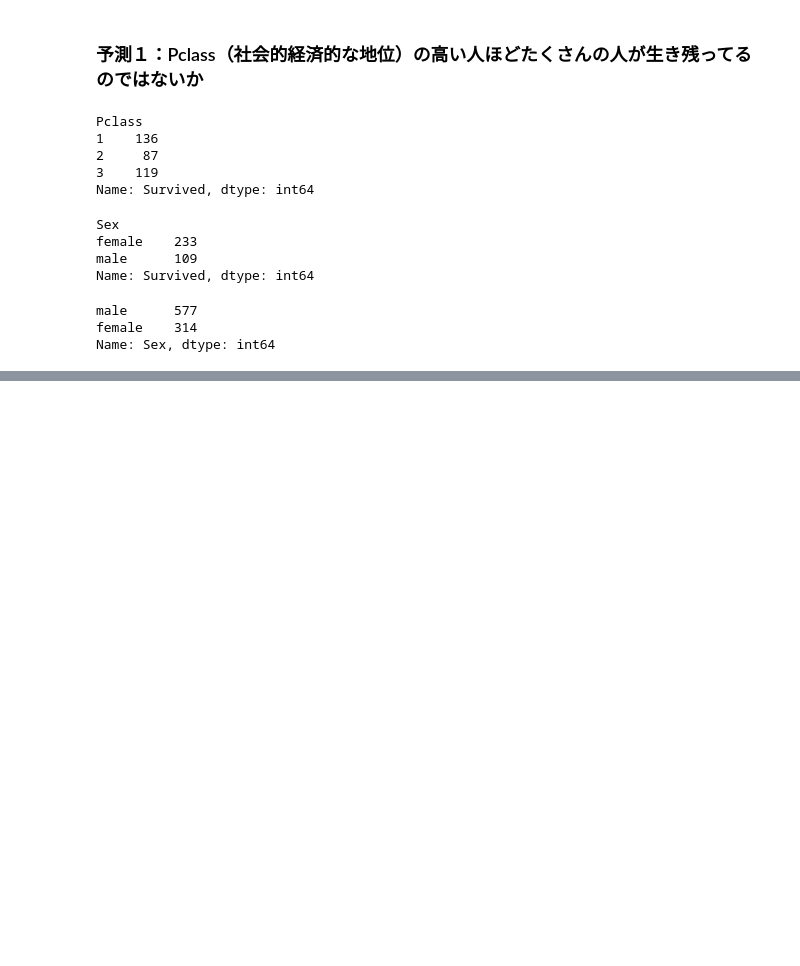
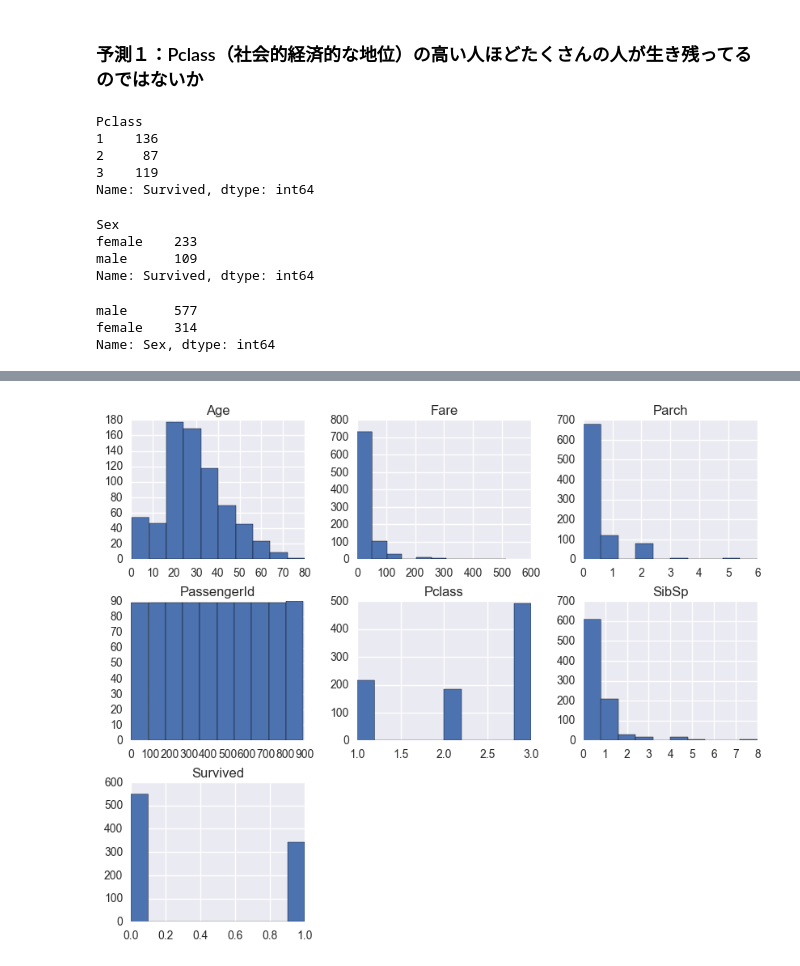
Before and after one commit to NakanishiTetsuhiro/Titanic_Machine_Learning_from_Disaster, a Jupyter notebook: workspace.ipynb, the cells around one changed output, grey strips where cells are left out. Cells and saved outputs as stored; diff of their text form; code cells hidden in the pictures; blank space fills up the shorter version.

```diff
--- a/workspace.ipynb
+++ b/workspace.ipynb
@@ -236,0 +258,6 @@ Name: Sex, dtype: int64
+# %%
+# 真似してグラフを出してみる
+df_train.hist(figsize=(10, 8));
+# df_train.hist();
+# %% [output]
+[figure, added]
```
Also changed, not shown: parts of 19 cells of this notebook, 1 other file.
